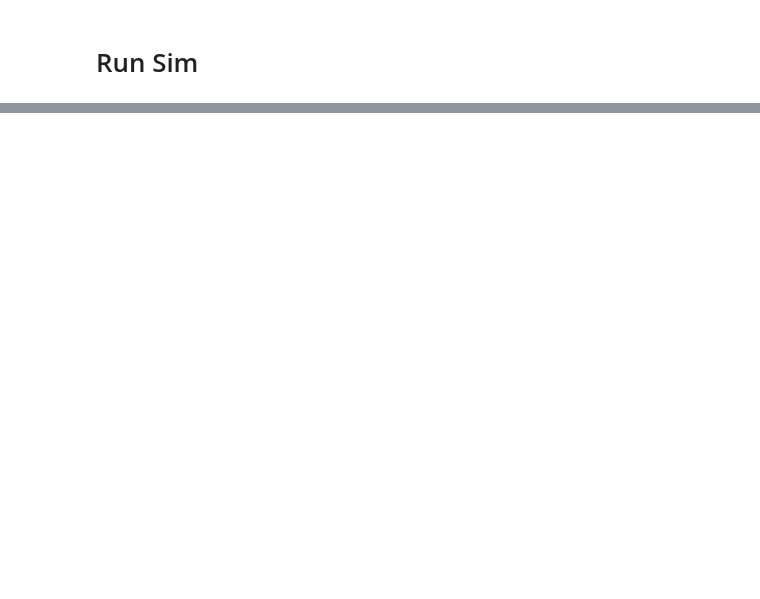
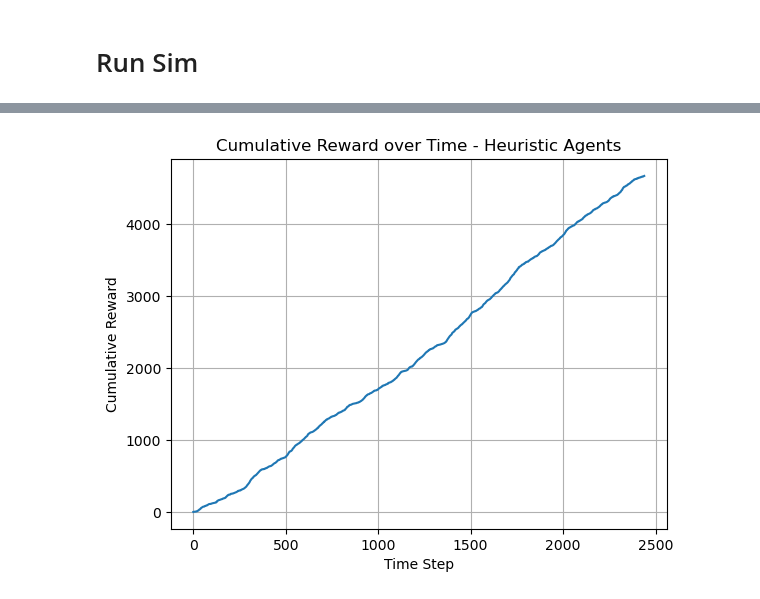
Before and after one commit to akseldkw07/Waymo-Agent, a Jupyter notebook: notebooks/training/heuristic-train.ipynb, the cells around one changed output, grey strips where cells are left out. Saved outputs shown, nothing was run; the diff lists cells and outputs as text; code cells hidden in the pictures; blank space fills up the shorter version.

```diff
--- a/notebooks/training/heuristic-train.ipynb
+++ b/notebooks/training/heuristic-train.ipynb
@@ -73,3 +74,11 @@ env, obs, rews, action_agent = run_heuristic_simulation(steps=1_000)
+# %%
+pd.Series(rews).cumsum().plot(title="Cumulative Reward over Time - Heuristic Agents")
+plt.xlabel("Time Step")
+plt.ylabel("Cumulative Reward")
+plt.grid()
+plt.show()
+# %% [output]
+[figure, added]
 # %%
 env.breadcrumbs["rewards"].cumsum().plot(title="Cumulative Reward over Time")
 plt.xlabel("Time Step")
```
Also changed, not shown: parts of 10 cells of this notebook, 3 other files.
